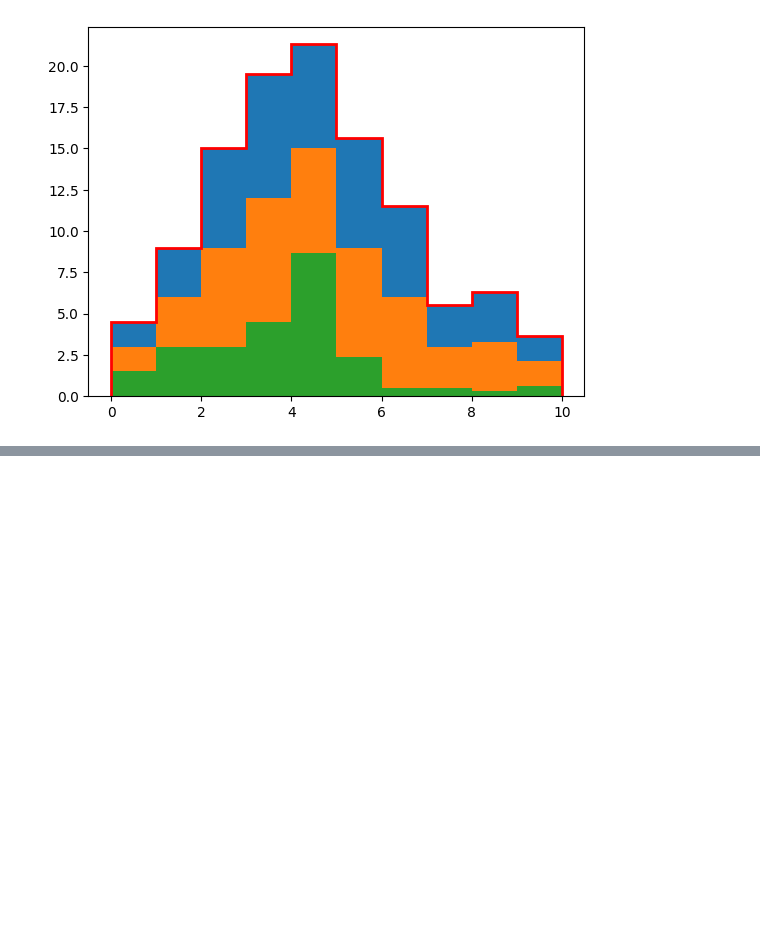
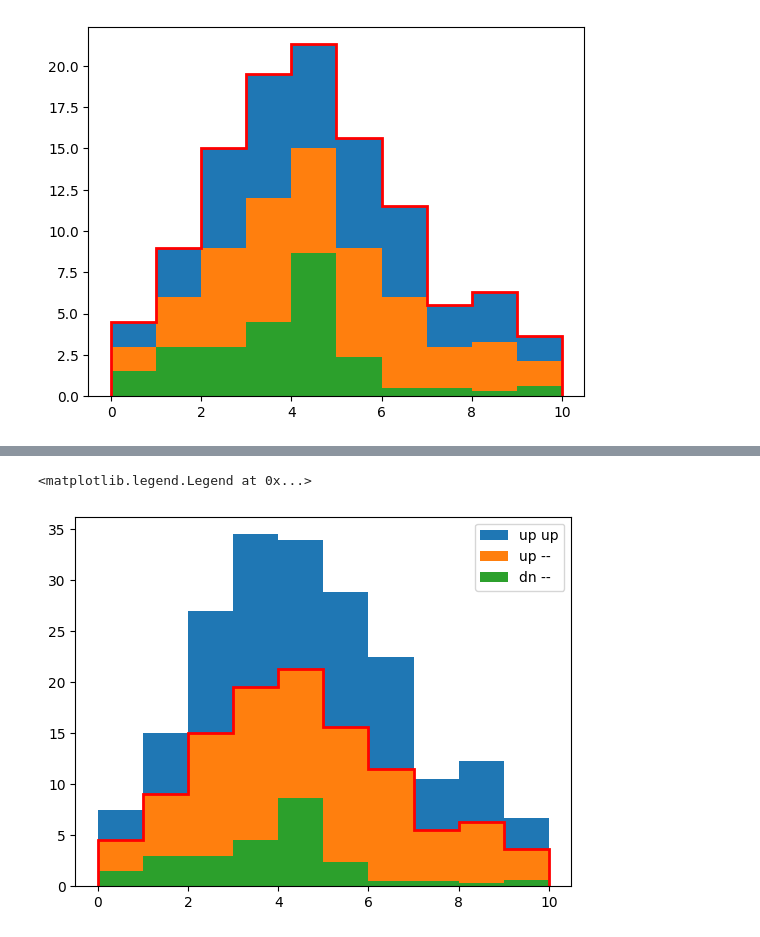
Before and after one commit to lorenzennio/pyhfcorr, a Jupyter notebook: test.ipynb, the cells around one changed output, grey strips where cells are left out. Cells and saved outputs as stored; diff of their text form; code cells hidden in the pictures; blank space fills up the shorter version.

```diff
--- a/test.ipynb
+++ b/test.ipynb
@@ -261,0 +368,19 @@ plt.legend()
+# %%
+plt.stairs(hist2+hist1+hist1+hist1, bins, fill = True, label = 'up up')
+# plt.stairs(hist2+hist2, bins, fill = True, label = '-- up')
+plt.stairs(hist2+hist1, bins, fill = True, label = 'up --')
+# plt.stairs(hist2, bins, fill=True, label = '-- --')
+plt.stairs(hist2-hist1, bins, fill=True, label = 'dn --')
+# plt.stairs(hist2-hist2, bins, fill=True, label = '-- dn')
+# plt.stairs(hist2-hist1-hist2, bins, fill=True, label = 'dn dn')
+
+initial_parameters = model.config.suggested_init()
+initial_parameters[0] = 0.
+# initial_parameters[1] = 1.
+
+plt.stairs(model.expected_data(initial_parameters, include_auxdata=False), bins, linewidth=2, color='r')
+
+plt.legend()
+# %% [output]
+<matplotlib.legend.Legend at 0x...>
+[figure, added]
```
Also changed, not shown: parts of 7 cells of this notebook.
